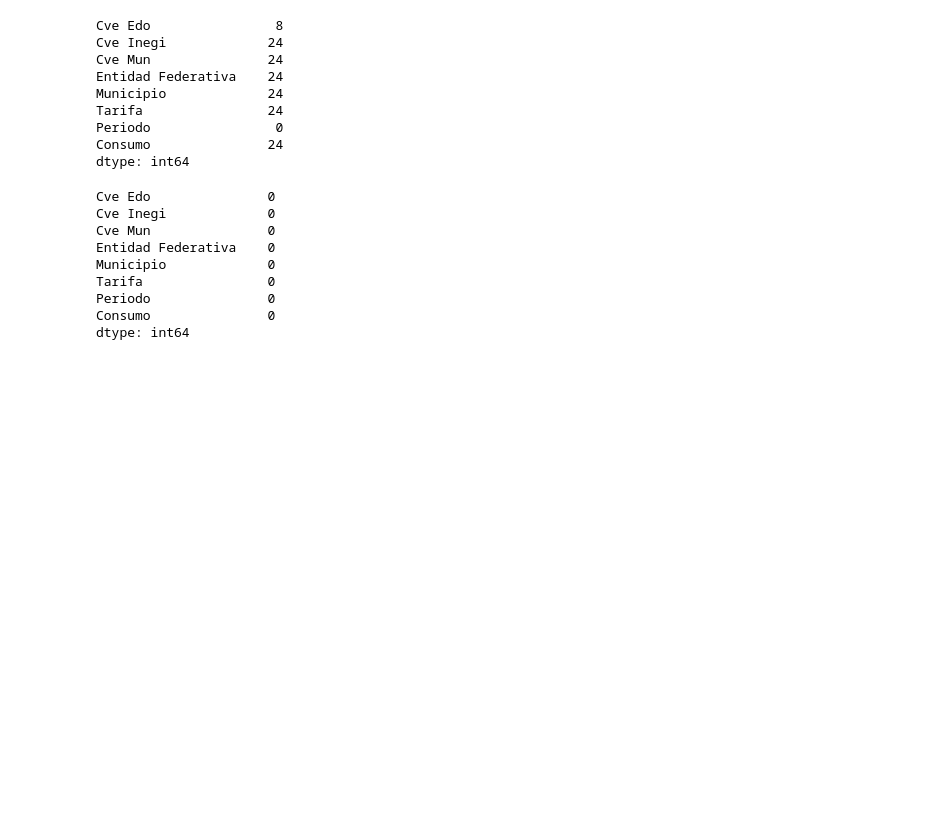
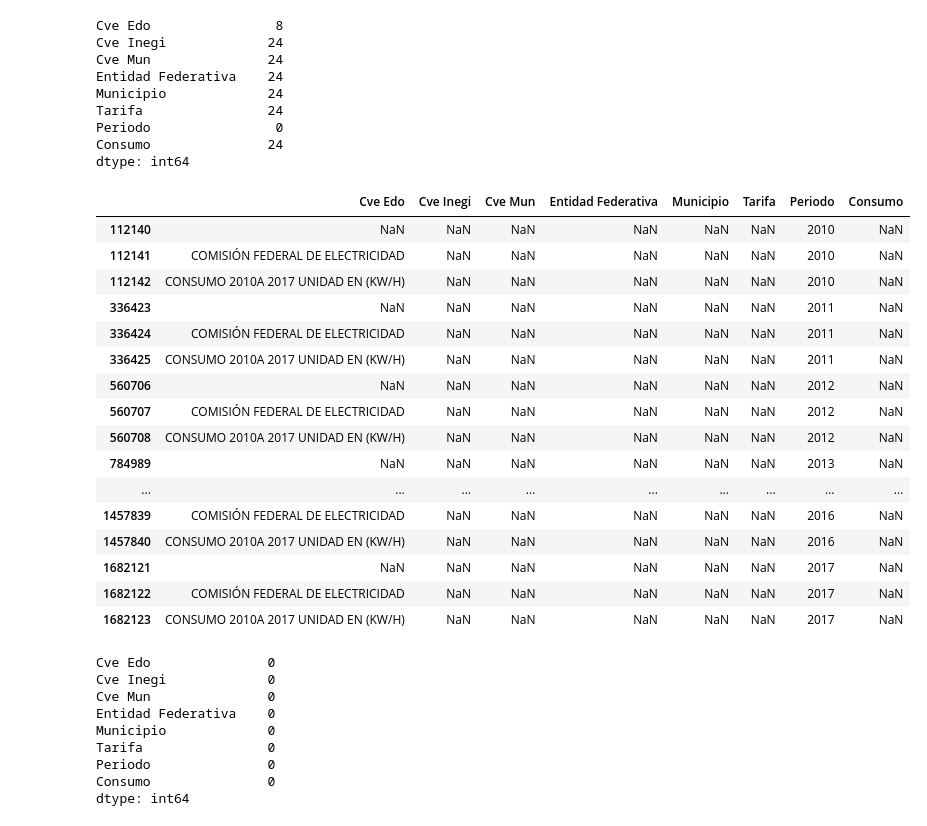
Before and after one commit to SaulPuente/data-mining-class, a Jupyter notebook: practica_2.ipynb, the cells around one changed output. Saved outputs shown, nothing was run; the diff lists cells and outputs as text; code cells hidden in the pictures; blank space fills up the shorter version.

```diff
--- a/practica_2.ipynb
+++ b/practica_2.ipynb
@@ -186,6 +186,26 @@ Tarifa                24
 Periodo                0
 Consumo               24
 dtype: int64
+# %%
+df.loc[df["Consumo"].isna()]
+# %% [output]
+|  | Cve Edo | Cve Inegi | Cve Mun | Entidad Federativa | Municipio | Tarifa | Periodo | Consumo |
+| 112140 | NaN | NaN | NaN | NaN | NaN | NaN | 2010 | NaN |
+| 112141 | COMISIÓN FEDERAL DE ELECTRICIDAD | NaN | NaN | NaN | NaN | NaN | 2010 | NaN |
+| 112142 | CONSUMO 2010A 2017 UNIDAD EN (KW/H) | NaN | NaN | NaN | NaN | NaN | 2010 | NaN |
+| 336423 | NaN | NaN | NaN | NaN | NaN | NaN | 2011 | NaN |
+| 336424 | COMISIÓN FEDERAL DE ELECTRICIDAD | NaN | NaN | NaN | NaN | NaN | 2011 | NaN |
+| 336425 | CONSUMO 2010A 2017 UNIDAD EN (KW/H) | NaN | NaN | NaN | NaN | NaN | 2011 | NaN |
+| 560706 | NaN | NaN | NaN | NaN | NaN | NaN | 2012 | NaN |
+| 560707 | COMISIÓN FEDERAL DE ELECTRICIDAD | NaN | NaN | NaN | NaN | NaN | 2012 | NaN |
+| 560708 | CONSUMO 2010A 2017 UNIDAD EN (KW/H) | NaN | NaN | NaN | NaN | NaN | 2012 | NaN |
+| 784989 | NaN | NaN | NaN | NaN | NaN | NaN | 2013 | NaN |
+| ... | ... | ... | ... | ... | ... | ... | ... | ... |
+| 1457839 | COMISIÓN FEDERAL DE ELECTRICIDAD | NaN | NaN | NaN | NaN | NaN | 2016 | NaN |
+| 1457840 | CONSUMO 2010A 2017 UNIDAD EN (KW/H) | NaN | NaN | NaN | NaN | NaN | 2016 | NaN |
+| 1682121 | NaN | NaN | NaN | NaN | NaN | NaN | 2017 | NaN |
+| 1682122 | COMISIÓN FEDERAL DE ELECTRICIDAD | NaN | NaN | NaN | NaN | NaN | 2017 | NaN |
+| 1682123 | CONSUMO 2010A 2017 UNIDAD EN (KW/H) | NaN | NaN | NaN | NaN | NaN | 2017 | NaN |
 # %%
 df = df.dropna()
 # %%
```
Also changed, not shown: parts of 8 cells of this notebook.
